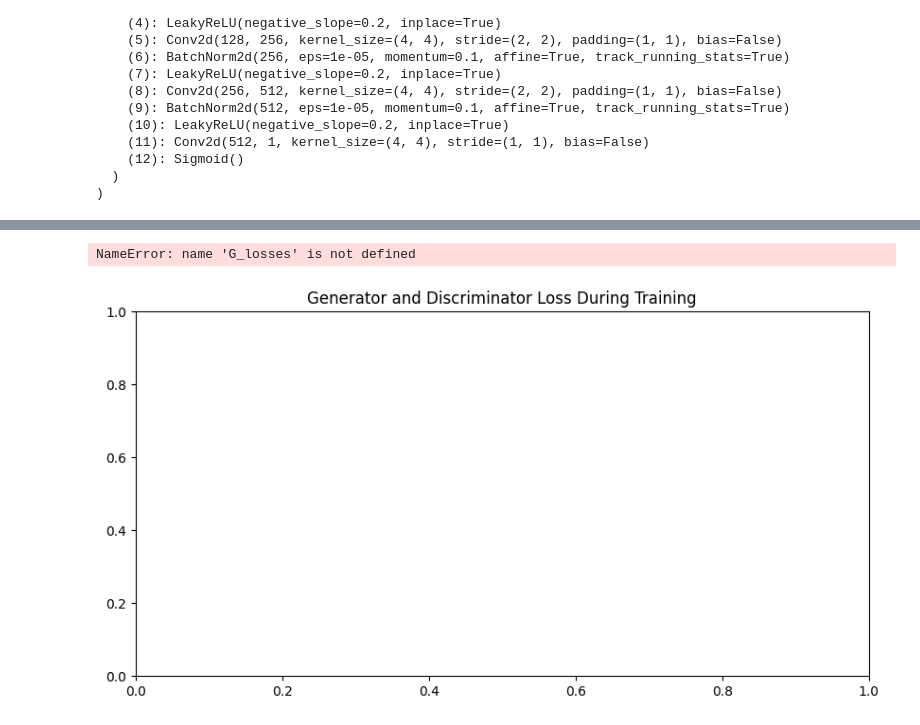
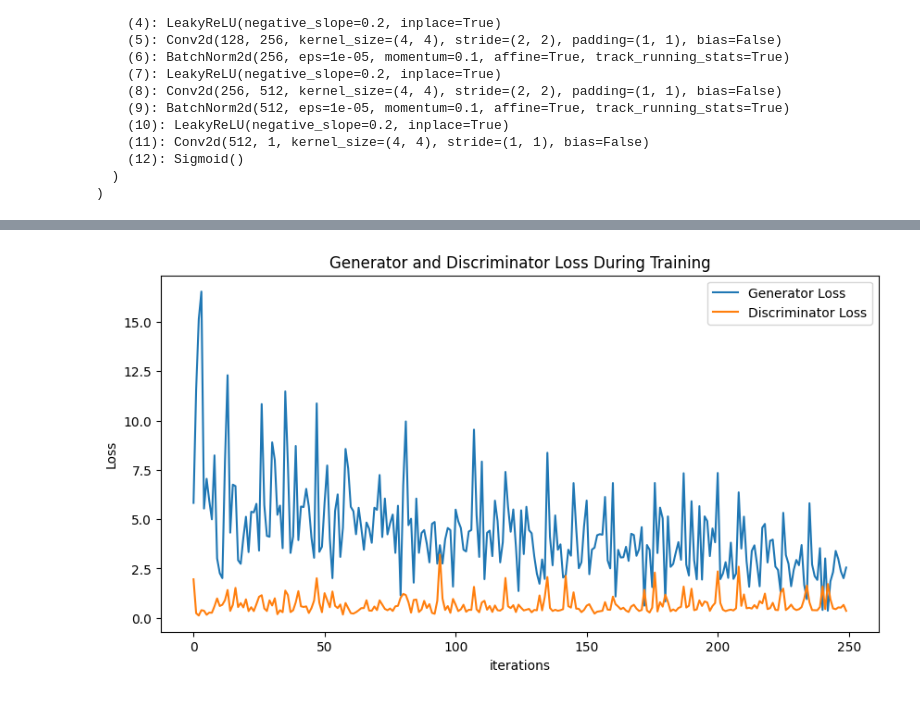
Before and after one commit to C4P741N4W350M3/DCGAN-CelebA, a Jupyter notebook: dcgan_pytorch.ipynb, the cells around one changed output, grey strips where cells are left out. Drawn from its saved outputs; the diff is of its cells as text; code cells hidden in the pictures.

```diff
--- a/dcgan_pytorch.ipynb
+++ b/dcgan_pytorch.ipynb
@@ -242,16 +241,15 @@ KeyboardInterrupt:
 # %%
 # Plotting the training losses
 plt.figure(figsize=(10, 5))
 plt.title("Generator and Discriminator Loss During Training")
-plt.plot(G_losses, label="G")
-plt.plot(D_losses, label="D")
+plt.plot(G_losses, label="Generator Loss")
+plt.plot(D_losses, label="Discriminator Loss")
 plt.xlabel("iterations")
 plt.ylabel("Loss")
 plt.legend()
 plt.show()
 # %% [output]
-NameError: name 'G_losses' is not defined
-[figure, old version]
+[figure, new version]
 # %%
 real_batch = None
 for images,_ in dataloader :
```
Also changed, not shown: parts of 3 cells of this notebook.
